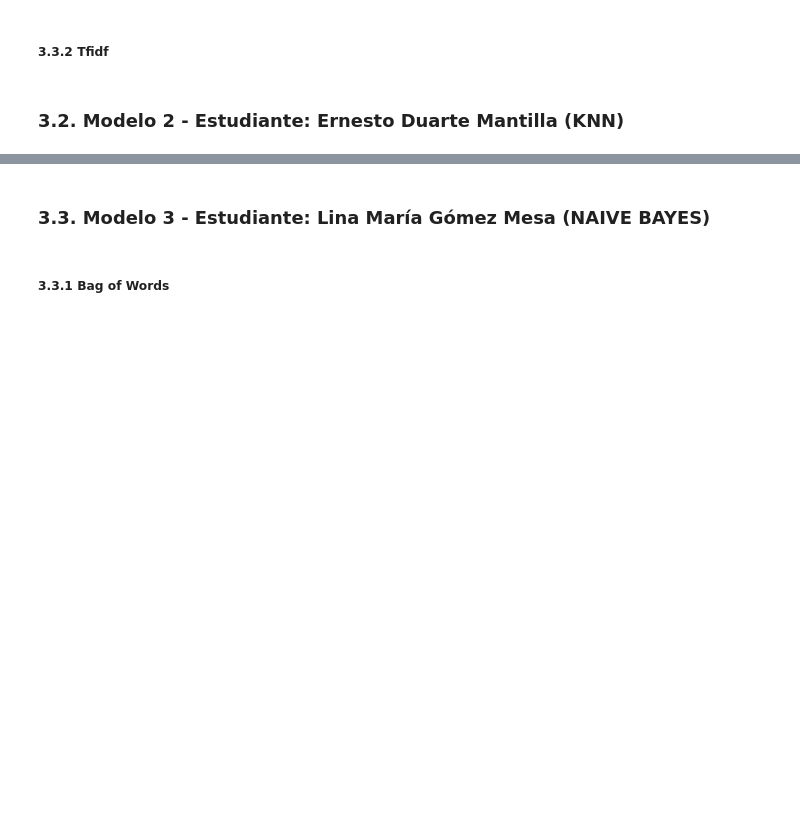
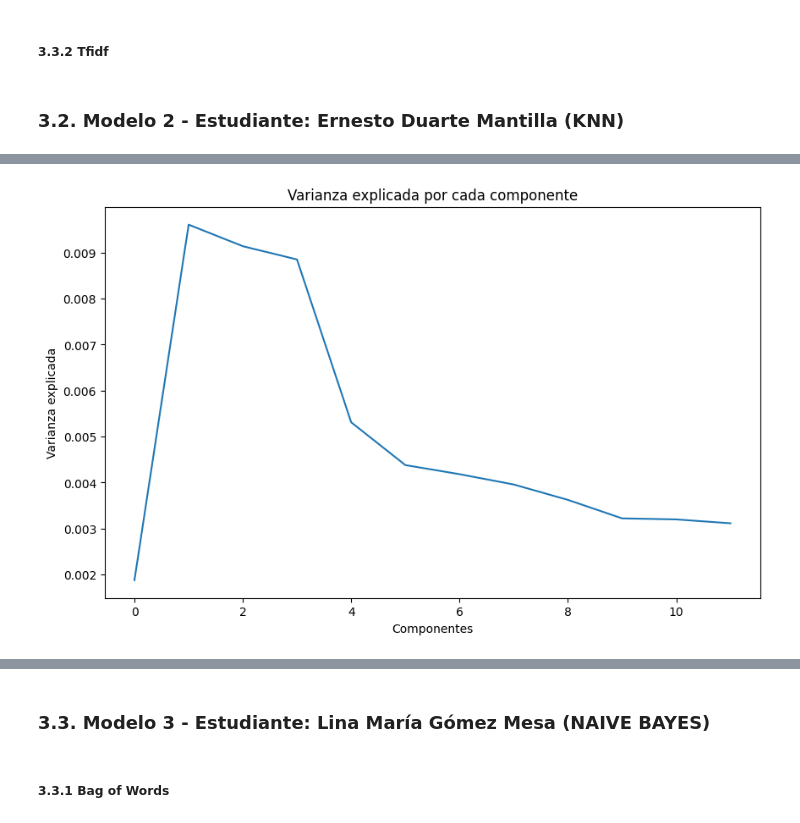
Before and after one commit to ddummann/Proyecto1-ClasificacionTextos-Etapa2, a Jupyter notebook: solucion_bi.ipynb, the cells around one changed output, grey strips where cells are left out. Drawn from its saved outputs; the diff is of its cells as text; code cells hidden in the pictures; blank space fills up the shorter version.

```diff
--- a/solucion_bi.ipynb
+++ b/solucion_bi.ipynb
@@ -532,0 +535,5 @@ ValueError: Found input variables with inconsistent numbers of samples: [597, 59
+# %%
+# Reducción de dimensionalidad con LSA para TFID
+svdTFID = TruncatedSVD(n_components=12, random_state=1234)
+X_train_LSA_TFID = svdTFID.fit_transform(X_train_TFID)
+X_test_LSA_TFID = svdTFID.transform(X_test_TFID)
@@ -532,0 +555,10 @@ ValueError: Found input variables with inconsistent numbers of samples: [597, 59
+# %%
+# visualización de la varianza explicada TDIF
+plt.figure(figsize=(10, 6))
+plt.plot(svdTFID.explained_variance_ratio_)
+plt.xlabel("Componentes")
+plt.ylabel("Varianza explicada")
+plt.title("Varianza explicada por cada componente")
+plt.show()
+# %% [output]
+[figure, added]
```
Also changed, not shown: parts of 18 cells of this notebook, 3 other files.
